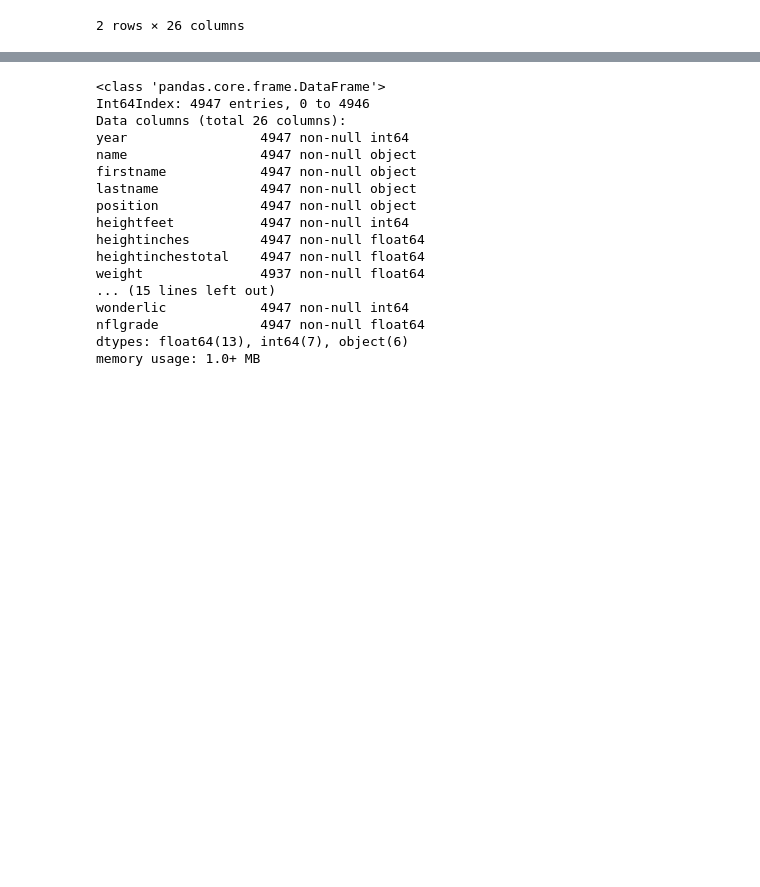
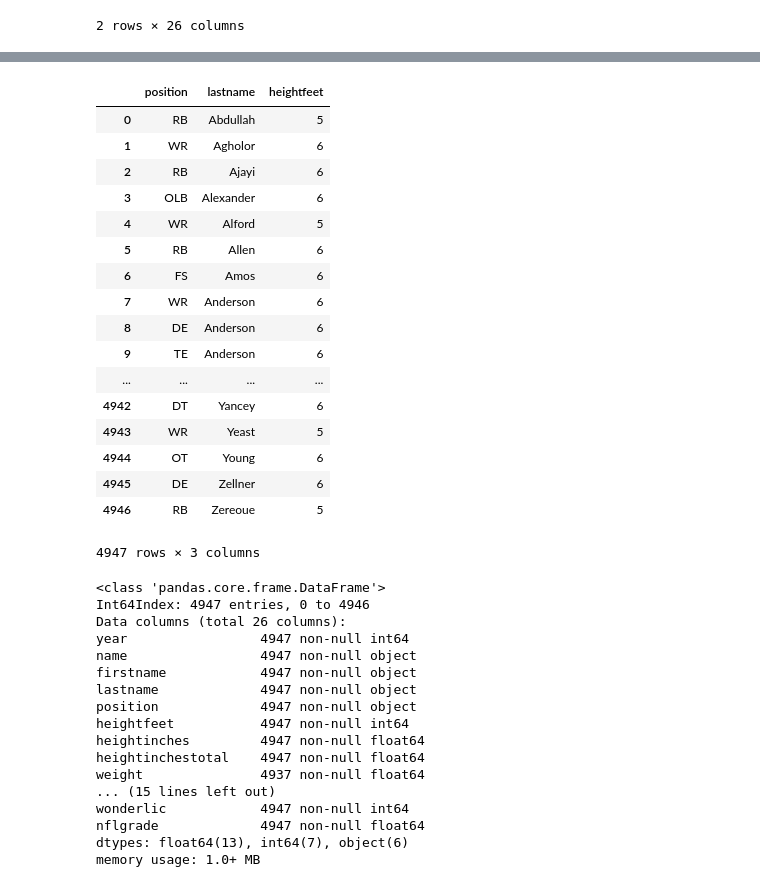
Before and after one commit to poonamrath/DAT_SF_18, a Jupyter notebook: labs/PR_Lab_03_Data_Cleaning_with_Pandas.ipynb, the cells around one changed output, grey strips where cells are left out. Cells and saved outputs as stored; diff of their text form; code cells hidden in the pictures; blank space fills up the shorter version.

```diff
--- a/labs/PR_Lab_03_Data_Cleaning_with_Pandas.ipynb
+++ b/labs/PR_Lab_03_Data_Cleaning_with_Pandas.ipynb
@@ -22,0 +71,7 @@ df.head(2)
+# %%
+test_df.columns.values
+cols = [ 'firstname','year', 'lastname', 'position', 'heightfeet',
+       'heightinches', 'heightinchestotal', 'weight', 'arms', 'hands',
+       'fortyyd', 'twentyyd', 'tenyd', 'twentyss', 'threecone', 'vertical',
+       'broad', 'bench', 'round', 'college', 'pick', 'pickround',
+       'picktotal', 'wonderlic', 'nflgrade']
@@ -23,3 +108,24 @@ df.head(2)
+# %%
+test_df[cols[2:5]]
+# %% [output]
+|  | position | lastname | heightfeet |
+| 0 | RB | Abdullah | 5 |
+| 1 | WR | Agholor | 6 |
+| 2 | RB | Ajayi | 6 |
+| 3 | OLB | Alexander | 6 |
+| 4 | WR | Alford | 5 |
+| 5 | RB | Allen | 6 |
+| 6 | FS | Amos | 6 |
+| 7 | WR | Anderson | 6 |
+| 8 | DE | Anderson | 6 |
+| 9 | TE | Anderson | 6 |
+| ... | ... | ... | ... |
+| 4942 | DT | Yancey | 6 |
+| 4943 | WR | Yeast | 5 |
+| 4944 | OT | Young | 6 |
+| 4945 | DE | Zellner | 6 |
+| 4946 | RB | Zereoue | 5 |
+4947 rows × 3 columns
 # %%
 #Here we can see if there are any missing values
 #Any column with <4947 entries has some missing date
```
Also changed, not shown: parts of 6 cells of this notebook, 2 other files.
